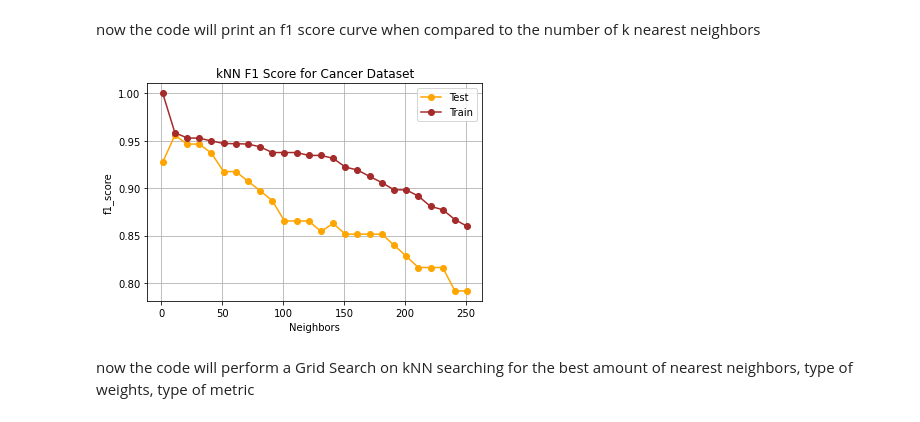
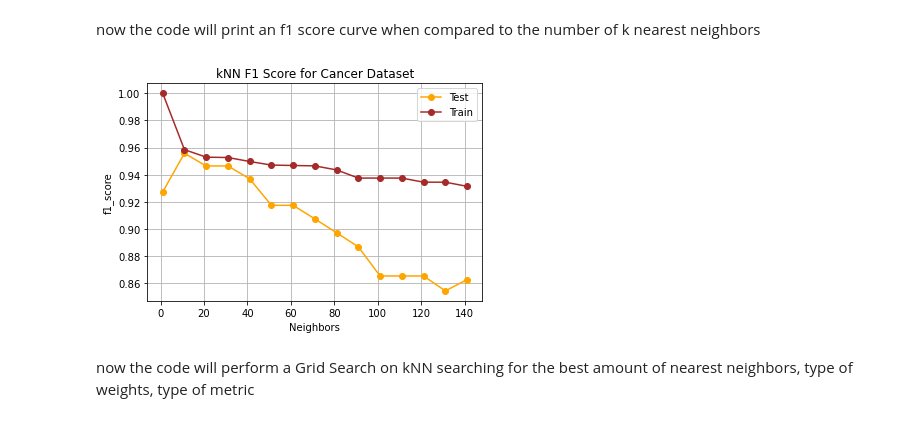
Before and after one commit to jbanigan/CS-7641, a Jupyter notebook: Supervised Learning/Supervised_Learning.ipynb, the cells around one changed output. Drawn from its saved outputs; the diff is of its cells as text; code cells hidden in the pictures.

```diff
--- a/Supervised Learning/Supervised_Learning.ipynb
+++ b/Supervised Learning/Supervised_Learning.ipynb
@@ -174,11 +209,13 @@ plt.show()
 next section the code performes a grid search and prints the accuracy, grid search is looking for best amount of hidden units, and the best learning rate that will yield the best accuracy for the given dataset
 # %%
 hidden_units = np.arange(5,100,10)
-learning_rate = [0.001, 0.01, 0.05, 0.1, 0.1]
+learning_rate = [0.001, 0.01, 0.05, 0.1,1]
 param_grid = {'hidden_layer_sizes' : hidden_units,
               'learning_rate_init' : learning_rate}
 tuned_nn_clf = GridSearchCV(MLPClassifier(random_state=100),
-                           param_grid=param_grid)
+                           param_grid=param_grid,
+                           verbose=3,
+                           n_jobs=2)
 tuned_nn_clf.fit(X_train, y_train)
 print('Tuned NN Parameters: ', tuned_nn_clf.best_params_)
 nn_y_pred = tuned_nn_clf.predict(X_test)
@@ -223,7 +273,7 @@ Now the code will print the loss curve for a given dataset, Loss Curve represent
 tuned_nn_clf.best_params_
 nn_clf = MLPClassifier(hidden_layer_sizes=tuned_nn_clf.best_params_['hidden_layer_sizes'],
                        learning_rate_init=tuned_nn_clf.best_params_['learning_rate_init'],
-                       random_state=100, max_iter=50)
+                       random_state=100, max_iter=100)
 nn_clf.fit(X_train, y_train)
 nn_loss= nn_clf.loss_curve_
 plt.figure()
@@ -284,7 +334,9 @@ param_grid = {'kernel' : ['linear', 'rbf'],
               'C' : c,
               'gamma' : gamma}
 tuned_svc_clf = GridSearchCV(SVC(random_state=100),
-                             param_grid=param_grid)
+                             param_grid=param_grid,
+                             verbose=2,
+                            n_jobs=2)
 tuned_svc_clf.fit(X_train, y_train)
 print('SVM tuned paramters: ', tuned_svc_clf.best_params_)
 svc_y_pred = tuned_svc_clf.predict(X_test)
@@ -364,7 +427,9 @@ param_grid = {'min_samples_leaf' : min_samples_leaf,
               'n_estimators' : n_estimators,
               'learning_rate' : learning_rate}
 tuned_boost_clf = GridSearchCV(GradientBoostingClassifier(),
-                               param_grid = param_grid)
+                               param_grid = param_grid,
+                               verbose=3,
+                              n_jobs=2)
 tuned_boost_clf.fit(X_train, y_train)
 print("Tuned Boosting Parameters: ", tuned_boost_clf.best_params_)
 boost_y_pred = tuned_boost_clf.predict(X_test)
@@ -411,26 +487,26 @@ now the code will print an f1 score curve when compared to the number of k neare
 # %%
 f1_test = np.array([])
 f1_train = np.array([])
-ks = np.arange(1,260,10)
+ks = np.arange(1,151,10)
 for i in ks:
     knn_clf = KNeighborsClassifier(n_neighbors = i)
     knn_clf.fit(X_train, y_train)
     y_pred_test = knn_clf.predict(X_test)
     y_pred_train = knn_clf.predict(X_train)
     f1_test = np.append(f1_test,f1_score(y_test, y_pred_test))
     f1_train = np.append(f1_train,f1_score(y_train, y_pred_train))
 
 plt.plot(ks, f1_test, 'o-', color='orange', label='Test')
 plt.plot(ks, f1_train, 'o-', color='brown', label='Train')
 plt.ylabel("f1_score")
 plt.xlabel("Neighbors")
 plt.title('kNN F1 Score for '+dataset)
 plt.grid()
 plt.legend()
 plt.savefig('img/kNN_complexity '+dataset+'.png')
 plt.show()
 # %% [output]
-[figure, old version]
+[figure, new version]
 # %% [markdown]
 now the code will perform a Grid Search on kNN searching for the best amount of nearest neighbors, type of weights, type of metric
 # %%
```
Also changed, not shown: parts of 20 cells of this notebook, 39 other files.
